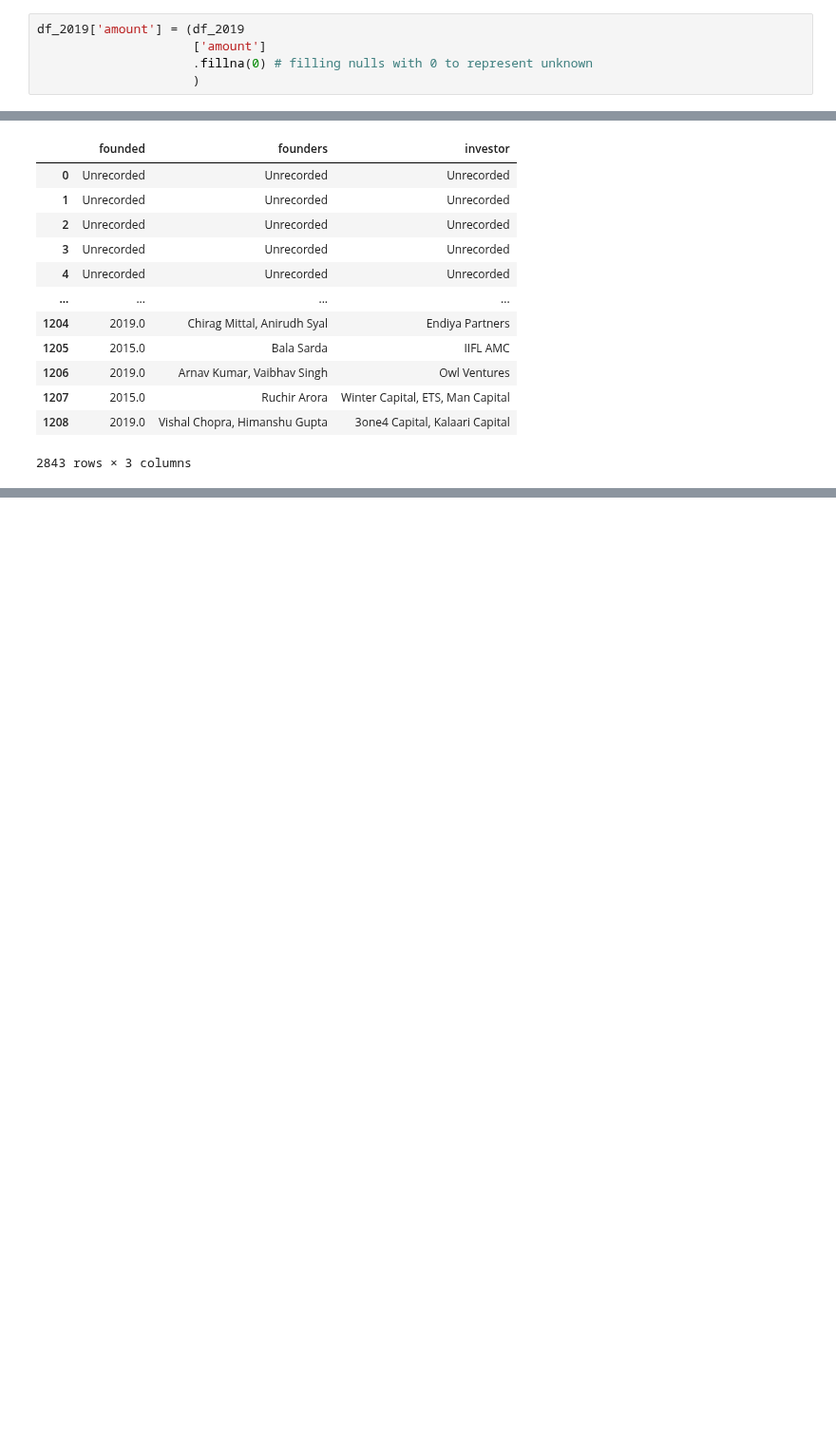
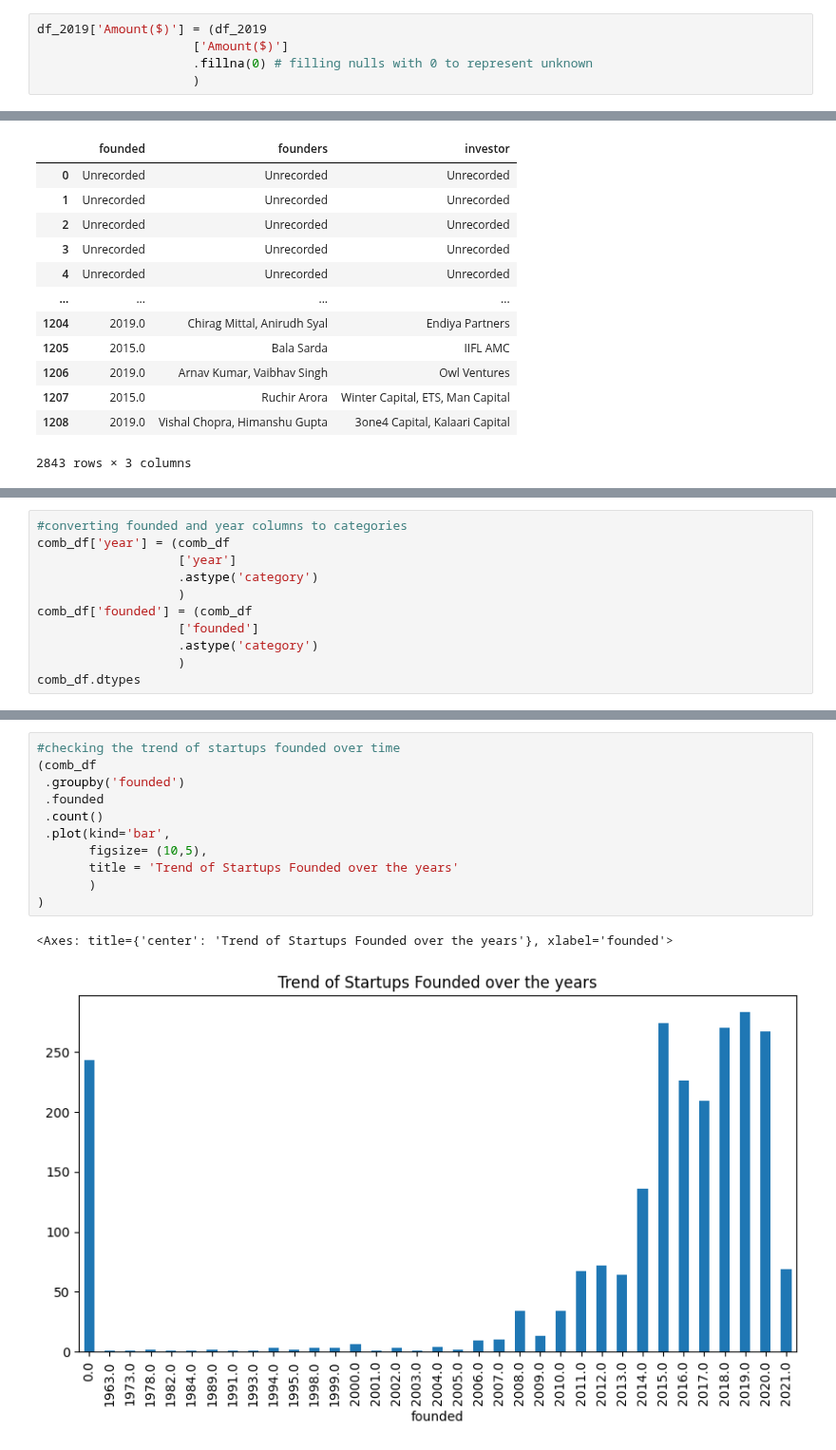
Before and after one commit to Rama-Mwenda/Indian_Ecosystem_Analysis, a Jupyter notebook: Analysis_Notebook.ipynb, the cells around one changed output, grey strips where cells are left out. Shown at 95% size. Saved outputs shown, nothing was run; the diff lists cells and outputs as text; blank space fills up the shorter version.

```diff
--- a/Analysis_Notebook.ipynb
+++ b/Analysis_Notebook.ipynb
@@ -1086,8 +1088,8 @@ Name: Founders, Length: 89, dtype: object
 # %% [markdown]
 #### **Final Touches**
 # %%
-df_2019['amount'] = (df_2019
-                     ['amount']
+df_2019['Amount($)'] = (df_2019
+                     ['Amount($)']
                      .fillna(0) # filling nulls with 0 to represent unknown
                      )
 # %%
@@ -1871,0 +1896,11 @@ comb_df.describe().apply(lambda s: s.apply(lambda x: format(x, 'g')))
+# %%
+#converting founded and year columns to categories
+comb_df['year'] = (comb_df
+                   ['year']
+                   .astype('category')
+                   )
+comb_df['founded'] = (comb_df
+                   ['founded']
+                   .astype('category')
+                   )
+comb_df.dtypes
@@ -1873,0 +1977,14 @@ comb_df.describe().apply(lambda s: s.apply(lambda x: format(x, 'g')))
+# %%
+#checking the trend of startups founded over time
+(comb_df
+ .groupby('founded')
+ .founded
+ .count()
+ .plot(kind='bar',
+       figsize= (10,5),
+       title = 'Trend of Startups Founded over the years'
+       )
+)
+# %% [output]
+<Axes: title={'center': 'Trend of Startups Founded over the years'}, xlabel='founded'>
+[figure, added]
```
Also changed, not shown: parts of 54 cells of this notebook.
